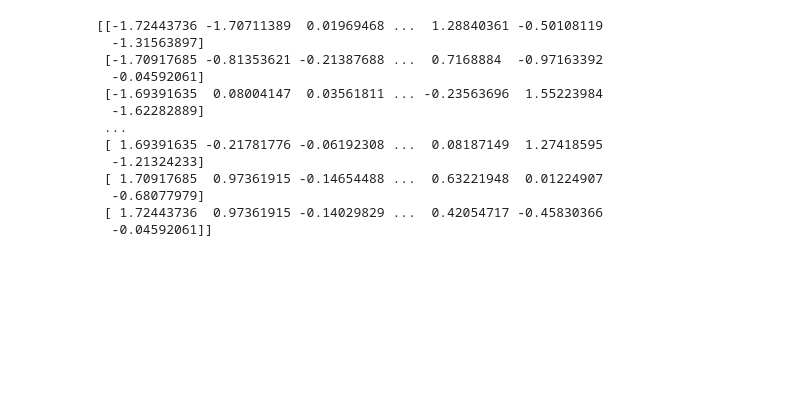
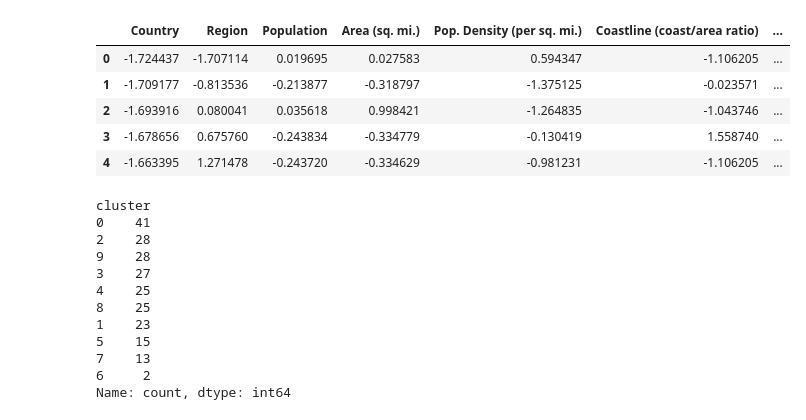
Before and after one commit to UEPP40/PUM, a Jupyter notebook: 07_05_zadanie_skupienia.ipynb, the cells around one changed output. Drawn from its saved outputs; the diff is of its cells as text; code cells hidden in the pictures; blank space fills up the shorter version.

```diff
--- a/07_05_zadanie_skupienia.ipynb
+++ b/07_05_zadanie_skupienia.ipynb
@@ -53,20 +55,3 @@ trainDataFrame.fillna(0, inplace=True)
 from sklearn.preprocessing import StandardScaler
 scaler = StandardScaler()
 trainDataFrame_scaled = scaler.fit_transform(trainDataFrame)
-# %%
-# sprawdź transformacje
-print(trainDataFrame_scaled)
-# %% [output]
-[[-1.72443736 -1.70711389  0.01969468 ...  1.28840361 -0.50108119
-  -1.31563897]
- [-1.70917685 -0.81353621 -0.21387688 ...  0.7168884  -0.97163392
-  -0.04592061]
- [-1.69391635  0.08004147  0.03561811 ... -0.23563696  1.55223984
-  -1.62282889]
- ...
- [ 1.69391635 -0.21781776 -0.06192308 ...  0.08187149  1.27418595
-  -1.21324233]
- [ 1.70917685  0.97361915 -0.14654488 ...  0.63221948  0.01224907
-  -0.68077979]
- [ 1.72443736  0.97361915 -0.14029829 ...  0.42054717 -0.45830366
-  -0.04592061]]
@@ -73 +62,10 @@ print(trainDataFrame_scaled)
+# %%
+trainDataFrame_scaled.head()
+# %% [output]
+|  | Country | Region | Population | Area (sq. mi.) | Pop. Density (per sq. mi.) | Coastline (coast/area ratio) | ... |
+| 0 | -1.724437 | -1.707114 | 0.019695 | 0.027583 | 0.594347 | -1.106205 | ... |
+| 1 | -1.709177 | -0.813536 | -0.213877 | -0.318797 | -1.375125 | -0.023571 | ... |
+| 2 | -1.693916 | 0.080041 | 0.035618 | 0.998421 | -1.264835 | -1.043746 | ... |
+| 3 | -1.678656 | 0.675760 | -0.243834 | -0.334779 | -0.130419 | 1.558740 | ... |
+| 4 | -1.663395 | 1.271478 | -0.243720 | -0.334629 | -0.981231 | -1.106205 | ... |
 # %%
@@ -74,0 +73,17 @@ kmeans = KMeans(n_clusters=3, random_state=0, n_init="auto").fit(trainDataFrame_
+# %%
+#add column with country names from trainDataFrame2 to kmeans.labels_
+trainDataFrame2["cluster"] = kmeans.labels_
+trainDataFrame2["cluster"].value_counts()
+# %% [output]
+cluster
+0    41
+2    28
+9    28
+3    27
+4    25
+8    25
+1    23
+5    15
+7    13
+6     2
+Name: count, dtype: int64
```
Also changed, not shown: parts of 8 cells of this notebook, 1 other file.
